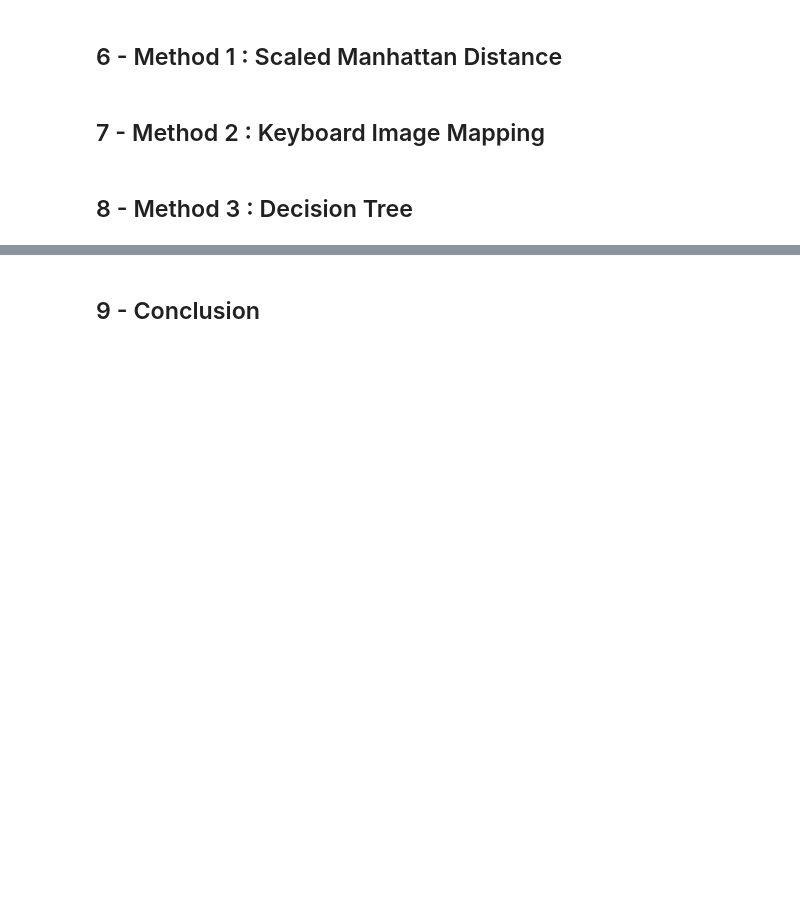
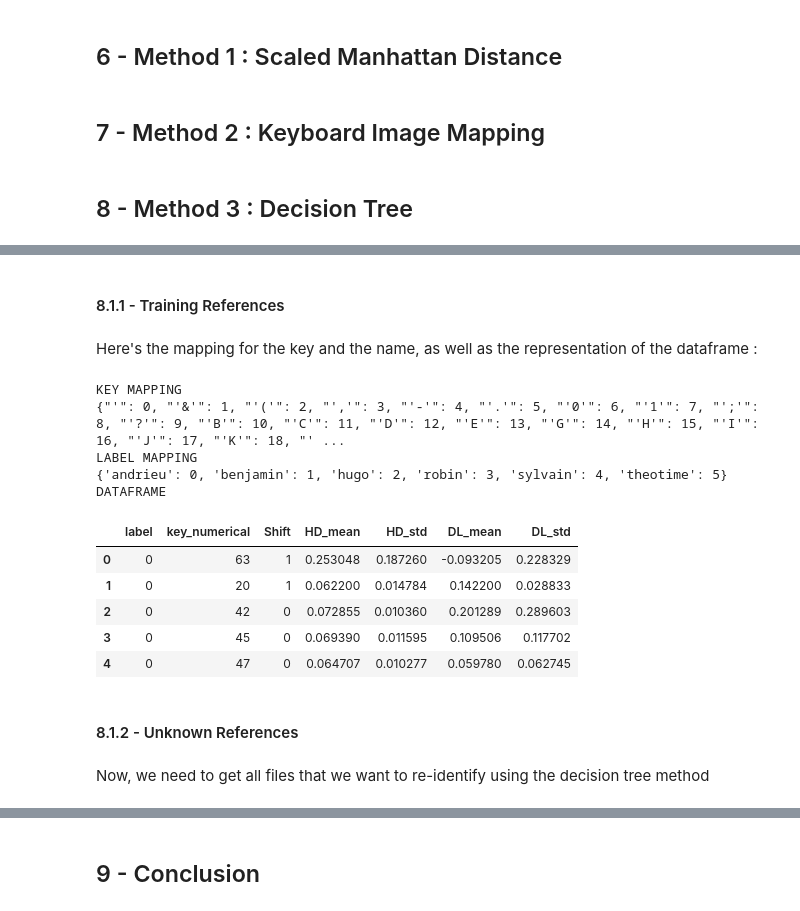
Before and after one commit to Belzerion/OT2, a Jupyter notebook: data_mining_report.ipynb, the cells around one changed output, grey strips where cells are left out. Cells and saved outputs as stored; diff of their text form; code cells hidden in the pictures; blank space fills up the shorter version.

Commit message:
add decision tree to report

```diff
--- a/data_mining_report.ipynb
+++ b/data_mining_report.ipynb
@@ -912,0 +768,55 @@ scaled_manhattan_verifier(vector)
+# %% [markdown]
+#### 8.1.1 - Training References
+# %%
+# import reference into pandas dataframe
+files = [f for f in listdir(REFERENCE_FILEPATH) if isfile(join(REFERENCE_FILEPATH, f))]
+
+# concat reference files in one dataframe
+dataframes_list = []
+for file in files:
+    df_file = pd.read_csv(REFERENCE_FILEPATH + file, sep="|", encoding = "ISO-8859-1")
+    # remove .csv suffix
+    df_file["name"] = file[:-4]
+    dataframes_list.append(df_file)
+
+df_reference = pd.concat(dataframes_list)
+
+# map 'key' to integers (add a column 'key_numerical')
+key_map = dict(enumerate(df_reference['Key'].astype('category').cat.categories))
+key_mapping = {v: k for k, v in key_map.items()}
+
+df_reference['key_numerical'] = df_reference['Key'].map(key_mapping)
+
+# map 'name' to integers (add a column 'label')
+label_to_name_map = dict(enumerate(df_reference['name'].astype('category').cat.categories))
+name_to_label_map = {v: k for k, v in label_to_name_map.items()}
+
+df_reference['label'] = df_reference['name'].map(name_to_label_map)
+
+# re-organize dataframe to '{Label|Key Numerical|Shift[HD_mean|HD_std|DL_mean|DL_std}'
+df_reference = df_reference[['label', 'key_numerical', 'Shift', 'HD_mean', 'HD_std', 'DL_mean', 'DL_std']]
+# %% [markdown]
+Here's the mapping for the key and the name, as well as the representation of the dataframe :
+# %%
+print("KEY MAPPING")
+print(key_mapping)
+print("LABEL MAPPING")
+print(name_to_label_map)
+print("DATAFRAME")
+df_reference.head()
+# %% [output]
+KEY MAPPING
+{"'": 0, "'&'": 1, "'('": 2, "','": 3, "'-'": 4, "'.'": 5, "'0'": 6, "'1'": 7, "';'": 8, "'?'": 9, "'B'": 10, "'C'": 11, "'D'": 12, "'E'": 13, "'G'": 14, "'H'": 15, "'I'": 16, "'J'": 17, "'K'": 18, "' ...
+LABEL MAPPING
+{'andrieu': 0, 'benjamin': 1, 'hugo': 2, 'robin': 3, 'sylvain': 4, 'theotime': 5}
+DATAFRAME
+|  | label | key_numerical | Shift | HD_mean | HD_std | DL_mean | DL_std |
+| 0 | 0 | 63 | 1 | 0.253048 | 0.187260 | -0.093205 | 0.228329 |
+| 1 | 0 | 20 | 1 | 0.062200 | 0.014784 | 0.142200 | 0.028833 |
+| 2 | 0 | 42 | 0 | 0.072855 | 0.010360 | 0.201289 | 0.289603 |
+| 3 | 0 | 45 | 0 | 0.069390 | 0.011595 | 0.109506 | 0.117702 |
+| 4 | 0 | 47 | 0 | 0.064707 | 0.010277 | 0.059780 | 0.062745 |
+# %% [markdown]
+#### 8.1.2 - Unknown References
+# %% [markdown]
+Now, we need to get all files that we want to re-identify using the decision tree method
```
Also changed, not shown: parts of 41 cells of this notebook.
